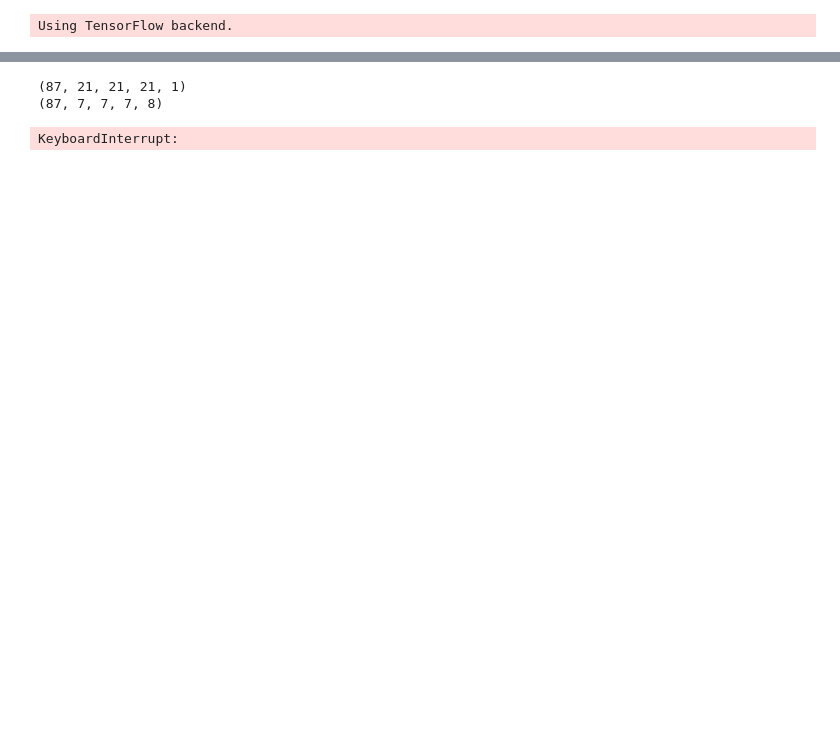
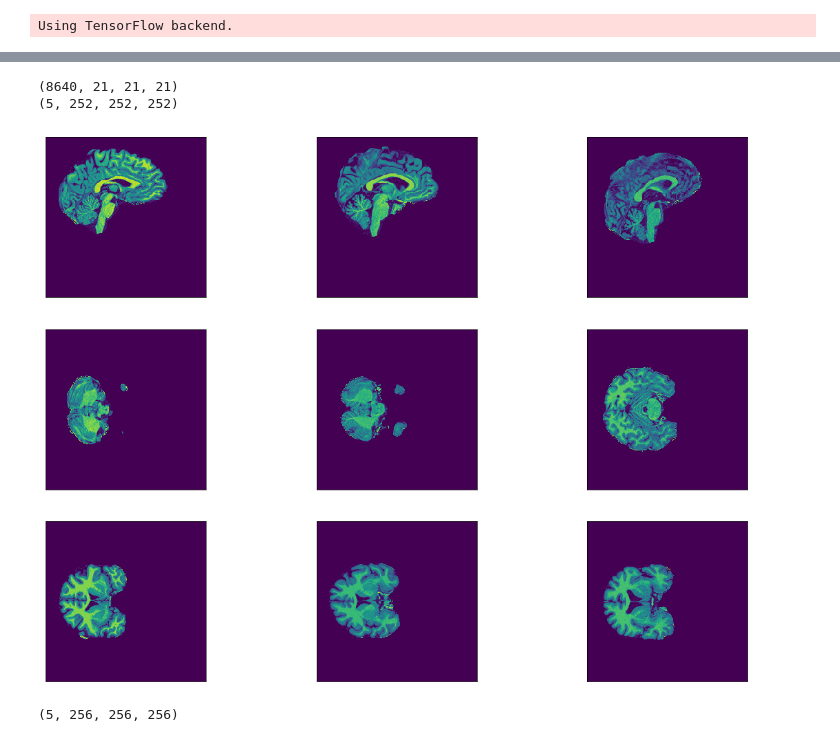
Before and after one commit to xo63der/MA, a Jupyter notebook: Code/BrainAnalysis/LoadBrains_outsourced.ipynb, the cells around one changed output, grey strips where cells are left out. Cells and saved outputs as stored; diff of their text form; code cells hidden in the pictures; blank space fills up the shorter version.

```diff
--- a/Code/BrainAnalysis/LoadBrains_outsourced.ipynb
+++ b/Code/BrainAnalysis/LoadBrains_outsourced.ipynb
@@ -65,18 +71,17 @@ name='testspeicher'
 #autoencoder, encoder = bf.unrollAndTrain(train_batches,test_batches,name,size,maxfil,bs_z,eps)
 autoencoder, encoder = bf.loadAutoencoder(name,size,maxfil)
 # %%
-encoded_imgs = encoder.predict(test_batches)
-print(np.shape(test_batches))
-print(np.shape(encoded_imgs))
+#encoded_imgs = encoder.predict(test_batches)
+#print(np.shape(test_batches))
+#print(np.shape(encoded_imgs))
 
 #bf.show_batch(test_batches, size, autoencoder.predict(test_batches))
 #bf.show_encoded(test_batches, size, encoded_imgs, 1)
-# %% [output]
-(87, 21, 21, 21, 1)
-(87, 7, 7, 7, 8)
 # %%
-out, out_fil = bf.getMaxGrads(test_batches, name, size, maxfil, 't4c1')
-bf.show_batch(test_batches, size, out)
-bf.show_batch(test_batches, size, out_fil)
+#out, out_fil = bf.getMaxGrads(test_batches, name, size, maxfil, 't4c1')
+
+#print(np.shape(out))
+#print(np.shape(out_fil))
+
+#bf.show_batch(test_batches, size, out)
+#bf.show_batch(test_batches, size, out_fil)
-# %% [output]
-KeyboardInterrupt:
@@ -84,0 +88,19 @@ autoencoder.summary()
+# %%
+### set patches back together
+
+control_batches, control_allpos, control_vip=bf.loadbatches(test_path, size, False)
+
+cpics = bf.recombine(control_batches, control_allpos)
+
+print(np.shape(cpics))
+bf.show_whole(cpics)
+
+comp=bf.load_whole(test_path)
+
+print(np.shape(comp))
+bf.show_whole(comp)
+# %% [output]
+(8640, 21, 21, 21)
+(5, 252, 252, 252)
+[figure, added]
+(5, 256, 256, 256)
```
Also changed, not shown: parts of 5 cells of this notebook, 2 other files.
